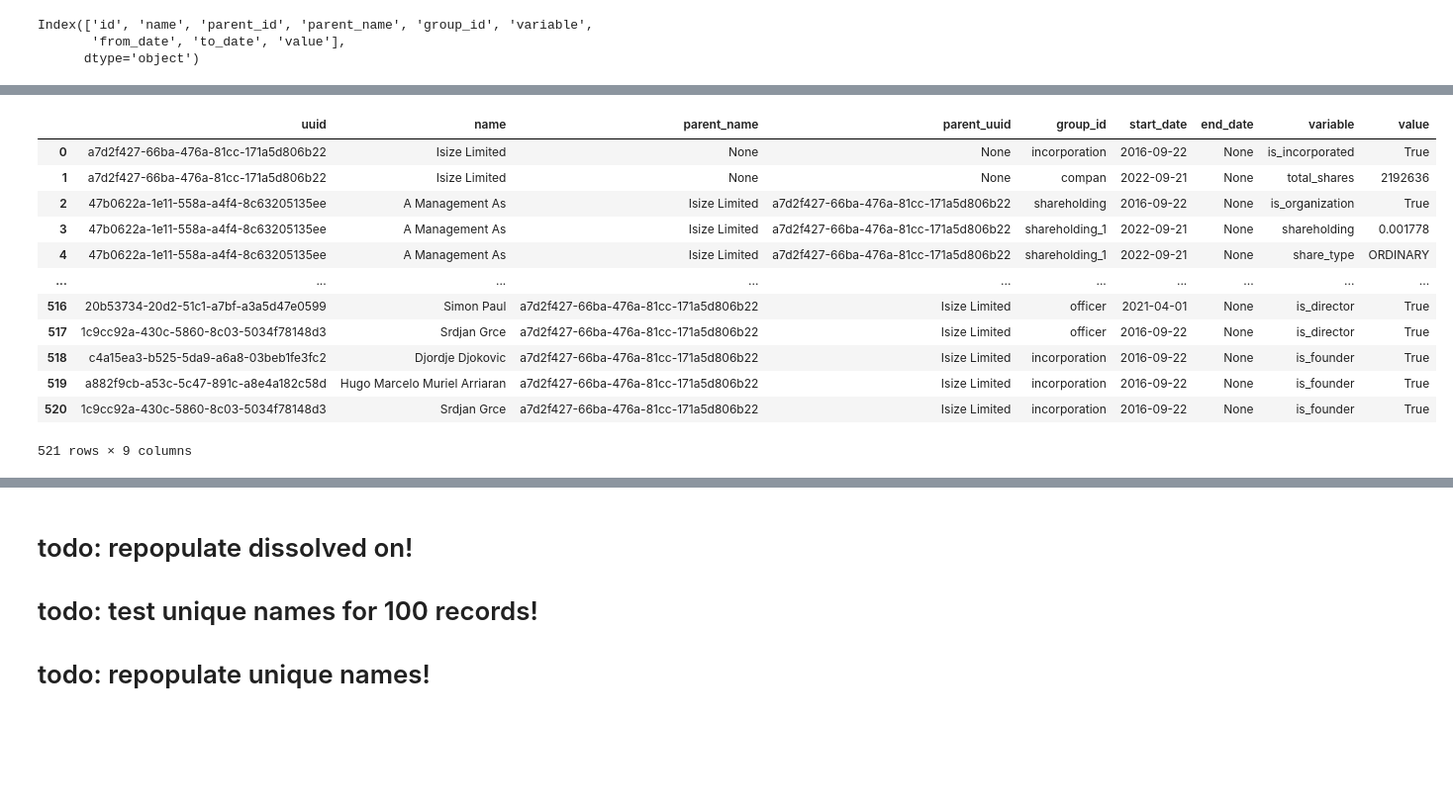
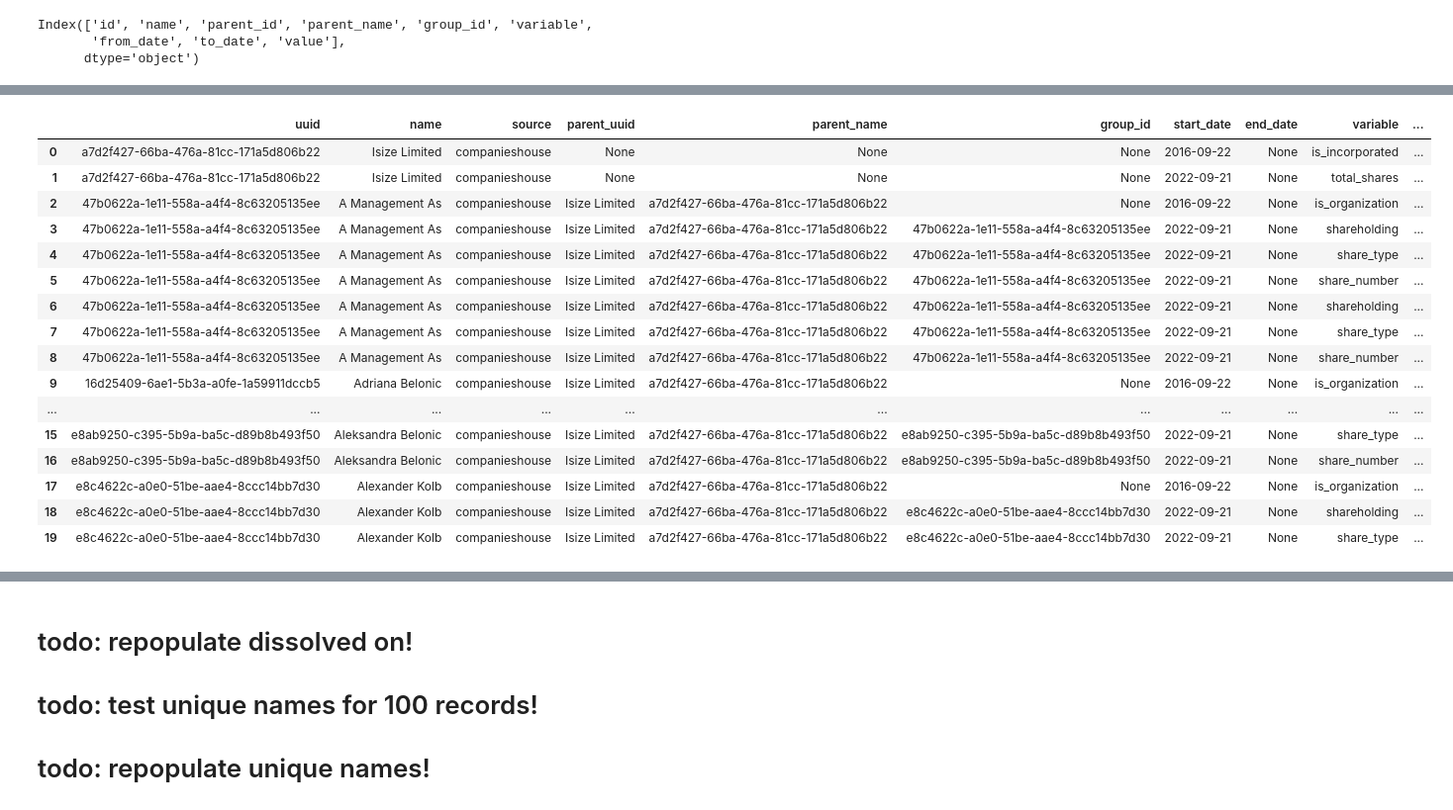
Before and after one commit to djordje-djokovic/companybot, a Jupyter notebook: jupyter/data_view.ipynb, the cells around one changed output, grey strips where cells are left out. Shown at 99% size. Cells and saved outputs as stored; diff of their text form; code cells hidden in the pictures; blank space fills up the shorter version.

```diff
--- a/jupyter/data_view.ipynb
+++ b/jupyter/data_view.ipynb
@@ -207,10 +213,12 @@ companieshouse_sample_unique = get_companieshouse_data_with_unique_names(unique_
 # %%
 def flatten_companieshouse_data(companieshouse_data_unique):
     def create_dict(uuid, name, parent_name, parent_uuid, group_id, start_date, end_date, variable, value):
-        return {'uuid': uuid,
+        return {
+            'uuid': uuid,
                     'name': name,
+            'source': 'companieshouse',
+                    'parent_uuid': parent_uuid,
                     'parent_name': parent_name,
-                    'parent_uuid': parent_uuid,
                     'group_id': group_id,
                     'start_date': start_date,
                     'end_date': end_date,
@@ -230,10 +238,10 @@ def flatten_companieshouse_data(companieshouse_data_unique):
     if data['cards']['insolvency']['items']:
         raise NotImplementedError('we also need to record dissolved date which is not part of insolvency')
     elif 'dissolved_on' in data['properties'] and data['properties']['dissolved_on'] is not None:
-        entries.append(create_dict(parent_uuid, parent_name, None, None, 'incorporation', data['properties']['incorporated_on'], data['properties']['dissolved_on'], 'is_incorporated', True))
-        entries.append(create_dict(parent_uuid, parent_name, None, None, 'incorporation', data['properties']['incorporated_on'], data['properties']['dissolved_on'], 'is_dissolved', True))
+        entries.append(create_dict(parent_uuid, parent_name, None, None, None, data['properties']['incorporated_on'], data['properties']['dissolved_on'], 'is_incorporated', True))
+        entries.append(create_dict(parent_uuid, parent_name, None, None, None, data['properties']['incorporated_on'], data['properties']['dissolved_on'], 'is_dissolved', True))
     else:
-        entries.append(create_dict(parent_uuid, parent_name, None, None, 'incorporation', data['properties']['incorporated_on'], None, 'is_incorporated', True))
+        entries.append(create_dict(parent_uuid, parent_name, None, None, None, data['properties']['incorporated_on'], None, 'is_incorporated', True))
 
     for received_date, item in data['cards']['shareholding'].items():
 
@@ -245,7 +253,7 @@ def flatten_companieshouse_data(companieshouse_data_unique):
             total_shares += x['shares']
 
         # add total_shares
-        entries.append(create_dict(parent_uuid, parent_name, None, None, 'shareholding', filing_date, last_filing_date, 'total_shares', total_shares))
+        entries.append(create_dict(parent_uuid, parent_name, None, None, None, filing_date, last_filing_date, 'total_shares', total_shares))
         unique_shareholders = set()
         i_unique_shareholding = 0
         for shareholder in item['items']:
@@ -259,18 +267,18 @@ def flatten_companieshouse_data(companieshouse_data_unique):
                 i_unique_shareholding += 1
                 # add is_organization
                 if shareholder['is_organization']:
-                    entries.append(create_dict(uuid, name, parent_name, parent_uuid, 'shareholding', data['cards']['incorporation']['received_date'], None, 'is_organization', True))
+                    entries.append(create_dict(uuid, name, parent_uuid, parent_name, None, data['cards']['incorporation']['received_date'], None, 'is_organization', True))
                 else:
-                    entries.append(create_dict(uuid, name, parent_name, parent_uuid, 'shareholding', data['cards']['incorporation']['received_date'], None, 'is_organization', False))
+                    entries.append(create_dict(uuid, name, parent_uuid, parent_name, None, data['cards']['incorporation']['received_date'], None, 'is_organization', False))
 
             if i_unique_shareholding == 0:
                 group_id = 'shareholding'
             else:
-                group_id = f'shareholding_{i_unique_shareholding}'
+                group_id = uuid #f'shareholding_{i_unique_shareholding}'
 
-            entries.append(create_dict(uuid, name, parent_name, parent_uuid, group_id, filing_date, last_filing_date, 'shareholding', shares/ total_shares))
-            entries.append(create_dict(uuid, name, parent_name, parent_uuid, group_id, filing_date, last_filing_date, 'share_type', share_type))
-            entries.append(create_dict(uuid, name, parent_name, parent_uuid, group_id, filing_date, last_filing_date, 'share_number', shares))
+            entries.append(create_dict(uuid, name, parent_uuid, parent_name, group_id, filing_date, last_filing_date, 'shareholding', shares/ total_shares))
+            entries.append(create_dict(uuid, name, parent_uuid, parent_name, group_id, filing_date, last_filing_date, 'share_type', share_type))
+            entries.append(create_dict(uuid, name, parent_uuid, parent_name, group_id, filing_date, last_filing_date, 'share_number', shares))
 
     for officer in data['cards']['officer']['items']:
         uuid = officer['uuid']
@@ -284,9 +292,9 @@ def flatten_companieshouse_data(companieshouse_data_unique):
             end_date = None
 
         if officer['role'] == 'Director':
-            entries.append(create_dict(uuid, name, parent_uuid, parent_name, 'officer', start_date, end_date, 'is_director', True))
+            entries.append(create_dict(uuid, name, parent_uuid, parent_name, None, start_date, end_date, 'is_director', True))
         elif officer['role'] == 'Secretary':
-            entries.append(create_dict(uuid, name, parent_uuid, parent_name, 'officer', start_date, end_date, 'is_secretary', True))
+            entries.append(create_dict(uuid, name, parent_uuid, parent_name, None, start_date, end_date, 'is_secretary', True))
         else:
             raise NotImplementedError()
 
@@ -296,6 +304,6 @@ def flatten_companieshouse_data(companieshouse_data_unique):
         start_date = data['cards']['incorporation']['received_date']
         end_date = None
 
-        entries.append(create_dict(uuid, name, parent_uuid, parent_name, 'incorporation', start_date, end_date, 'is_founder', True))
+        entries.append(create_dict(uuid, name, parent_uuid, parent_name, None, start_date, end_date, 'is_founder', True))
     return entries
 # %%
@@ -302,19 +312,23 @@ def flatten_companieshouse_data(companieshouse_data_unique):
 entries = flatten_companieshouse_data(companieshouse_sample_unique)
 # %%
-pd.DataFrame(entries)
+pd.DataFrame(entries).head(20)
 # %% [output]
-|  | uuid | name | parent_name | parent_uuid | group_id | start_date | end_date | variable | value |
-| 0 | a7d2f427-66ba-476a-81cc-171a5d806b22 | Isize Limited | None | None | incorporation | 2016-09-22 | None | is_incorporated | True |
-| 1 | a7d2f427-66ba-476a-81cc-171a5d806b22 | Isize Limited | None | None | compan | 2022-09-21 | None | total_shares | 2192636 |
-| 2 | 47b0622a-1e11-558a-a4f4-8c63205135ee | A Management As | Isize Limited | a7d2f427-66ba-476a-81cc-171a5d806b22 | shareholding | 2016-09-22 | None | is_organization | True |
-| 3 | 47b0622a-1e11-558a-a4f4-8c63205135ee | A Management As | Isize Limited | a7d2f427-66ba-476a-81cc-171a5d806b22 | shareholding_1 | 2022-09-21 | None | shareholding | 0.001778 |
-| 4 | 47b0622a-1e11-558a-a4f4-8c63205135ee | A Management As | Isize Limited | a7d2f427-66ba-476a-81cc-171a5d806b22 | shareholding_1 | 2022-09-21 | None | share_type | ORDINARY |
-| ... | ... | ... | ... | ... | ... | ... | ... | ... | ... |
-| 516 | 20b53734-20d2-51c1-a7bf-a3a5d47e0599 | Simon Paul | a7d2f427-66ba-476a-81cc-171a5d806b22 | Isize Limited | officer | 2021-04-01 | None | is_director | True |
-| 517 | 1c9cc92a-430c-5860-8c03-5034f78148d3 | Srdjan Grce | a7d2f427-66ba-476a-81cc-171a5d806b22 | Isize Limited | officer | 2016-09-22 | None | is_director | True |
-| 518 | c4a15ea3-b525-5da9-a6a8-03beb1fe3fc2 | Djordje Djokovic | a7d2f427-66ba-476a-81cc-171a5d806b22 | Isize Limited | incorporation | 2016-09-22 | None | is_founder | True |
-| 519 | a882f9cb-a53c-5c47-891c-a8e4a182c58d | Hugo Marcelo Muriel Arriaran | a7d2f427-66ba-476a-81cc-171a5d806b22 | Isize Limited | incorporation | 2016-09-22 | None | is_founder | True |
-| 520 | 1c9cc92a-430c-5860-8c03-5034f78148d3 | Srdjan Grce | a7d2f427-66ba-476a-81cc-171a5d806b22 | Isize Limited | incorporation | 2016-09-22 | None | is_founder | True |
+|  | uuid | name | source | parent_uuid | parent_name | group_id | start_date | end_date | variable | ... |
+| 0 | a7d2f427-66ba-476a-81cc-171a5d806b22 | Isize Limited | companieshouse | None | None | None | 2016-09-22 | None | is_incorporated | ... |
+| 1 | a7d2f427-66ba-476a-81cc-171a5d806b22 | Isize Limited | companieshouse | None | None | None | 2022-09-21 | None | total_shares | ... |
+| 2 | 47b0622a-1e11-558a-a4f4-8c63205135ee | A Management As | companieshouse | Isize Limited | a7d2f427-66ba-476a-81cc-171a5d806b22 | None | 2016-09-22 | None | is_organization | ... |
+| 3 | 47b0622a-1e11-558a-a4f4-8c63205135ee | A Management As | companieshouse | Isize Limited | a7d2f427-66ba-476a-81cc-171a5d806b22 | 47b0622a-1e11-558a-a4f4-8c63205135ee | 2022-09-21 | None | shareholding | ... |
+| 4 | 47b0622a-1e11-558a-a4f4-8c63205135ee | A Management As | companieshouse | Isize Limited | a7d2f427-66ba-476a-81cc-171a5d806b22 | 47b0622a-1e11-558a-a4f4-8c63205135ee | 2022-09-21 | None | share_type | ... |
+| 5 | 47b0622a-1e11-558a-a4f4-8c63205135ee | A Management As | companieshouse | Isize Limited | a7d2f427-66ba-476a-81cc-171a5d806b22 | 47b0622a-1e11-558a-a4f4-8c63205135ee | 2022-09-21 | None | share_number | ... |
+| 6 | 47b0622a-1e11-558a-a4f4-8c63205135ee | A Management As | companieshouse | Isize Limited | a7d2f427-66ba-476a-81cc-171a5d806b22 | 47b0622a-1e11-558a-a4f4-8c63205135ee | 2022-09-21 | None | shareholding | ... |
+| 7 | 47b0622a-1e11-558a-a4f4-8c63205135ee | A Management As | companieshouse | Isize Limited | a7d2f427-66ba-476a-81cc-171a5d806b22 | 47b0622a-1e11-558a-a4f4-8c63205135ee | 2022-09-21 | None | share_type | ... |
+| 8 | 47b0622a-1e11-558a-a4f4-8c63205135ee | A Management As | companieshouse | Isize Limited | a7d2f427-66ba-476a-81cc-171a5d806b22 | 47b0622a-1e11-558a-a4f4-8c63205135ee | 2022-09-21 | None | share_number | ... |
+| 9 | 16d25409-6ae1-5b3a-a0fe-1a59911dccb5 | Adriana Belonic | companieshouse | Isize Limited | a7d2f427-66ba-476a-81cc-171a5d806b22 | None | 2016-09-22 | None | is_organization | ... |
+| ... | ... | ... | ... | ... | ... | ... | ... | ... | ... | ... |
+| 15 | e8ab9250-c395-5b9a-ba5c-d89b8b493f50 | Aleksandra Belonic | companieshouse | Isize Limited | a7d2f427-66ba-476a-81cc-171a5d806b22 | e8ab9250-c395-5b9a-ba5c-d89b8b493f50 | 2022-09-21 | None | share_type | ... |
+| 16 | e8ab9250-c395-5b9a-ba5c-d89b8b493f50 | Aleksandra Belonic | companieshouse | Isize Limited | a7d2f427-66ba-476a-81cc-171a5d806b22 | e8ab9250-c395-5b9a-ba5c-d89b8b493f50 | 2022-09-21 | None | share_number | ... |
+| 17 | e8c4622c-a0e0-51be-aae4-8ccc14bb7d30 | Alexander Kolb | companieshouse | Isize Limited | a7d2f427-66ba-476a-81cc-171a5d806b22 | None | 2016-09-22 | None | is_organization | ... |
+| 18 | e8c4622c-a0e0-51be-aae4-8ccc14bb7d30 | Alexander Kolb | companieshouse | Isize Limited | a7d2f427-66ba-476a-81cc-171a5d806b22 | e8c4622c-a0e0-51be-aae4-8ccc14bb7d30 | 2022-09-21 | None | shareholding | ... |
+| 19 | e8c4622c-a0e0-51be-aae4-8ccc14bb7d30 | Alexander Kolb | companieshouse | Isize Limited | a7d2f427-66ba-476a-81cc-171a5d806b22 | e8c4622c-a0e0-51be-aae4-8ccc14bb7d30 | 2022-09-21 | None | share_type | ... |
-521 rows × 9 columns
 # %%
 import pandas as pd
```
Also changed, not shown: parts of 9 cells of this notebook.
